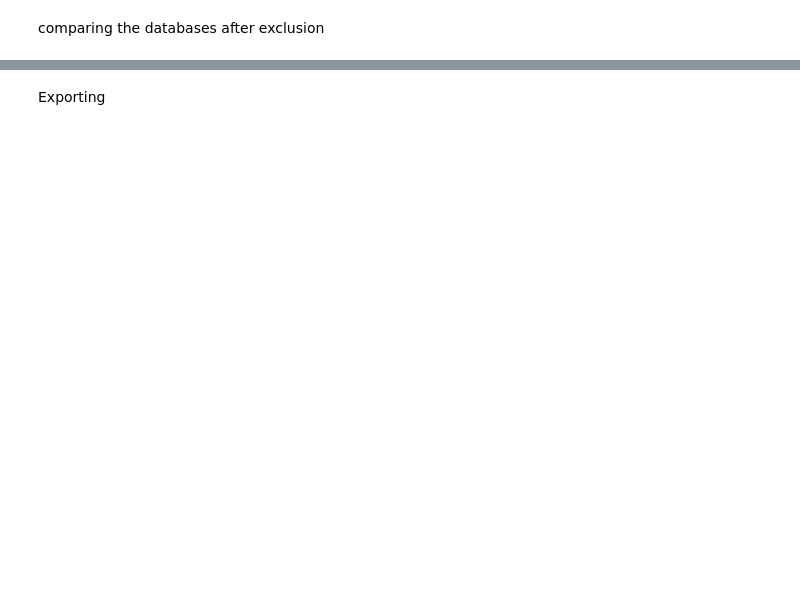
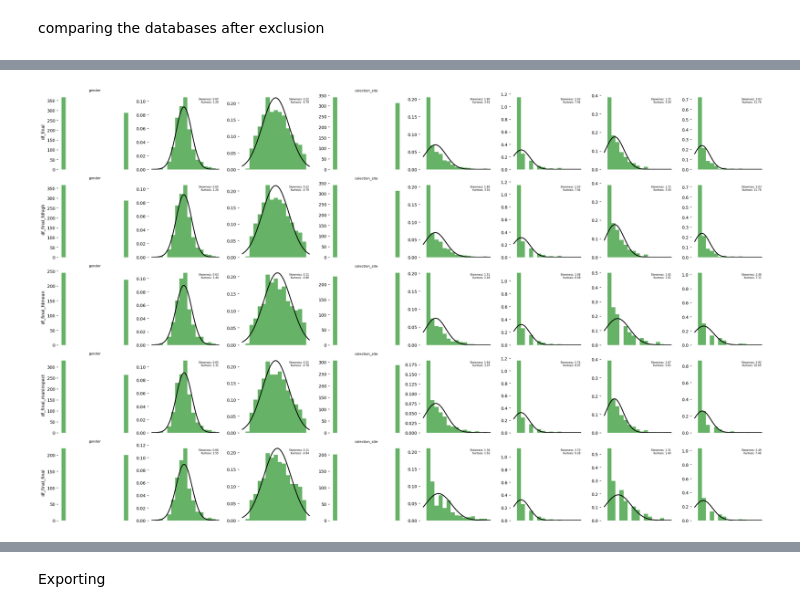
Before and after one commit to angeloodr/INPD-neuroimage-cape, a Jupyter notebook: analisys_code/organizing_dataset.ipynb, the cells around one changed output, grey strips where cells are left out. Cells and saved outputs as stored; diff of their text form; code cells hidden in the pictures; blank space fills up the shorter version.

```diff
--- a/analisys_code/organizing_dataset.ipynb
+++ b/analisys_code/organizing_dataset.ipynb
@@ -175,18 +183,19 @@ df_final = pd.merge(df_final, manIsnpec, on='sub_id', how='outer')
 # %%
 # dropping the subjects that have to be removed by qualy control of images
-threshold_fdmean, threshold_fdcount, threshold_DQ = 0.3, 30, 70
-
+threshold_fdmean, threshold_fdcount, threshold_DQ = 0.45, 30, 70
+# removing subjects with IQ < 70 is mandatory. Less than it subject may not even understand the test.
+df_final = df_final.query(f'DQ >= {threshold_DQ}')
+print(df_final.shape[0])
+# the fd_mean fd_count_high and manual ispection is debatable wheter or not to include. Use only one of
+# frame displacement criteria or both. Also we can revisit manual inspection.
 df_final_fdmean = df_final.query(f'fd_mean<={threshold_fdmean}')
 print(df_final_fdmean.shape[0])
 df_final_fdhigh = df_final.query(f'fd_count_high <={threshold_fdcount}')
 print(df_final_fdhigh.shape[0])
-df_final_dq = df_final.query(f'DQ >= {threshold_DQ}')
-print(df_final_dq.shape[0])
+df_final_maninspect = df_final[df_final['session'].isnull()]
+print(df_final_maninspect.shape[0])
 
 df_final_final = df_final.query(f'fd_mean<={threshold_fdmean} and fd_count_high <={threshold_fdcount} and DQ >= {threshold_DQ}')
-df_final_final = df_final_final.drop(['fd_mean', 'fd_mean_value', 'fd_count_high', 'V1', 'DQ', 'trauma_exp'], axis=1)
-
-# identifying the site of colection
-df_final_final['subjectid'] = np.floor(df_final['subjectid']/10000)
-df_final_final.rename(columns={'subjectid':'colection_site'}, inplace=True)
+df_final_final = df_final_final[df_final_final['session'].isnull()]
+df_final_final = df_final_final.drop(['fd_mean', 'fd_mean_value', 'fd_count_high', 'V1', 'DQ', 'trauma_exp', 'session'], axis=1)
 # %% [output]
@@ -234,0 +208,68 @@ NameError: name 'df_final_maninspect' is not defined
+# %%
+import matplotlib.pyplot as plt
+import numpy as np
+import scipy.stats as stats
+from scipy.stats import norm, skew, kurtosis
+
+# Definir a figura
+plt.figure(figsize=(30,15))
+
+# Lista de títulos para cada DataFrame
+titles = ['df_final', 'df_final_fdhigh', 'df_final_fdmean', 'df_final_maninspect', 'df_final_final']
+
+# Variáveis categóricas
+variables_categ = ['gender', 'colection_site']
+
+# Iterar sobre os DataFrames e adicionar os gráficos
+for idf, data_frame in enumerate([df_final, df_final_fdhigh, df_final_fdmean, df_final_maninspect, df_final_final]):
+    for indexx, var in enumerate(['gender', 'abepscore', 'age', 'colection_site', 'cape_tot', 'cape_PA_score', 'cape_PI_score', 'cape_BE_score']):
+
+        # Subplot: 5 linhas, 10 colunas
+        plt.subplot(5, 10, 10*idf + indexx+1)
+
+        # Obter os dados da variável atual, removendo NaNs
+        data = data_frame[var].dropna()
+
+        # Verificar se a variável é categórica
+        if var in variables_categ:
+            # Plotar apenas o histograma para variáveis categóricas
+            plt.hist(data, bins=15, alpha=0.6, color='g', label='Histograma')
+            plt.title(f'{var}', fontsize=8)
+        else:
+            # Para variáveis contínuas, calcular a média e o desvio padrão
+            mean = np.mean(data)
+            std = np.std(data)
+
+            # Plotar o histograma da variável
+            plt.hist(data, bins=15, density=True, alpha=0.6, color='g', label='Histograma')
+
+            # Gerar uma linha de normalidade (curva normal)
+            xmin, xmax = plt.xlim()
+            x = np.linspace(xmin, xmax, 100)
+            p = norm.pdf(x, mean, std)
+            plt.plot(x, p, 'k', linewidth=2, label='Curva Normal')
+
+            # Calcular skewness (assimetria) e kurtosis (curtose)
+            skewness = skew(data)
+            kurt = kurtosis(data)
+
+            # Adicionar os valores de skewness e kurtosis no plot
+            plt.text(0.95, 0.95, f'Skewness: {skewness:.2f}\nKurtosis: {kurt:.2f}',
+                     transform=plt.gca().transAxes, fontsize=6, verticalalignment='top', horizontalalignment='right')
+
+        # Adicionar o nome do eixo Y apenas para o primeiro gráfico de cada linha
+        if indexx == 0:
+            plt.ylabel(titles[idf], fontsize=10)
+
+        # Remover o eixo vertical e os valores do gráfico
+        plt.gca().axes.get_xaxis().set_visible(False)  # Esconde o eixo Y
+        plt.gca().spines['left'].set_visible(False)    # Remove a linha do eixo Y
+        plt.gca().spines['right'].set_visible(False)   # Remove a linha do eixo Y
+        plt.gca().spines['top'].set_visible(False)     # Remove a linha do eixo superior
+        plt.gca().spines['bottom'].set_visible(False)  # Remove a linha do eixo inferior
+
+# Ajustar o layout para evitar sobreposição
+plt.tight_layout(rect=[0, 0, 1, 0.97])  # Deixar espaço no topo para os títulos
+plt.show()
+# %% [output]
+[figure, added]
```
Also changed, not shown: parts of 7 cells of this notebook.
